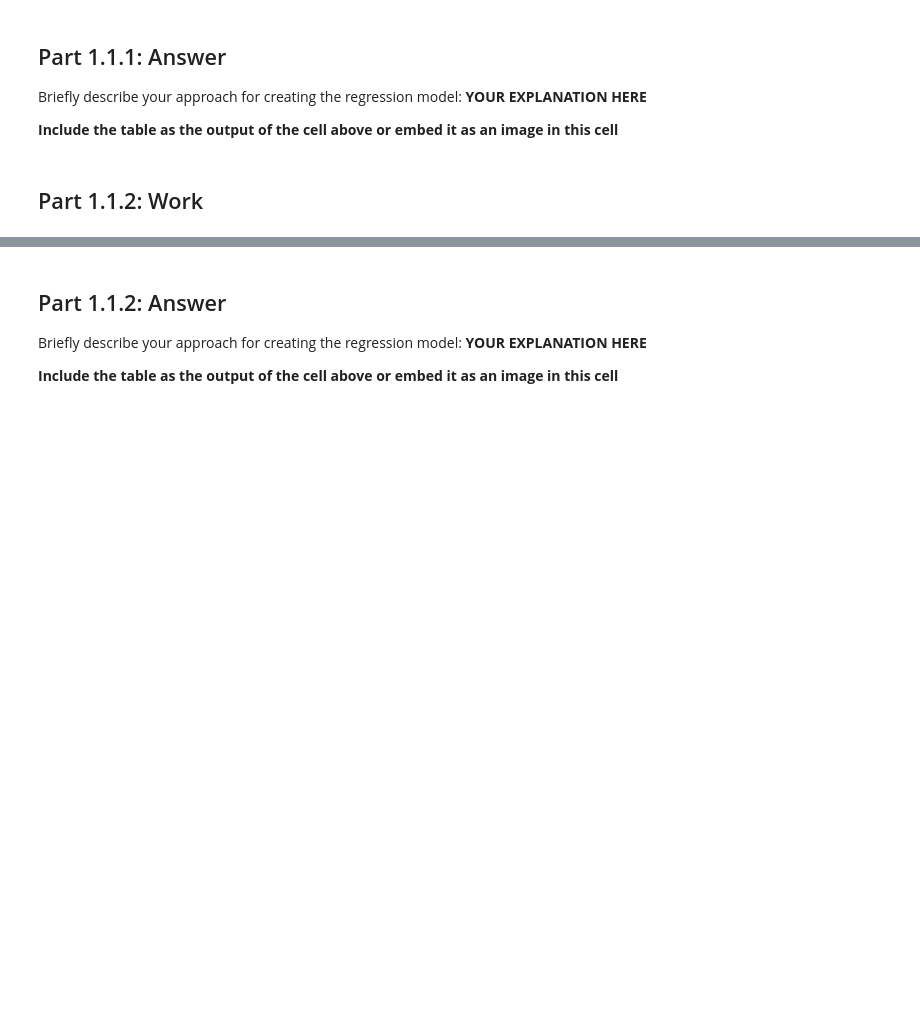
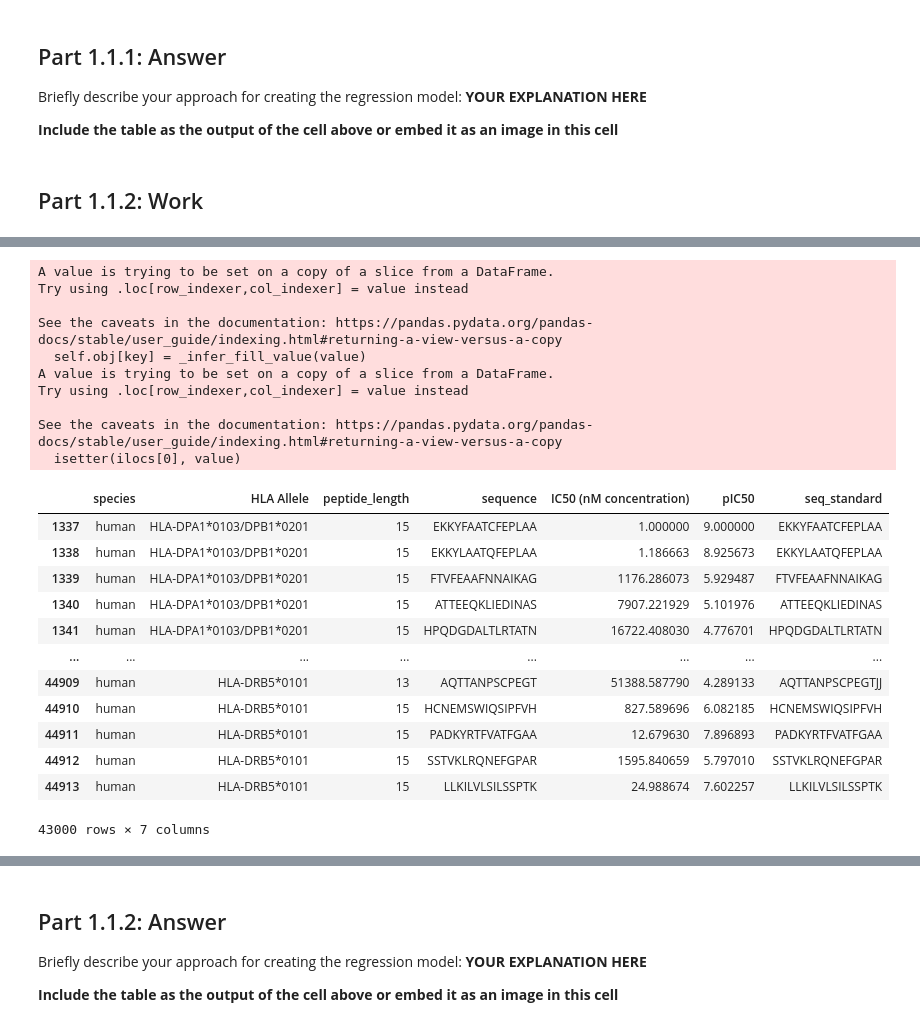
Before and after one commit to ryanquinnnelson/CMU-02718-HW5, a Jupyter notebook: 02_518_02_718_HW_5_ryann.ipynb, the cells around one changed output, grey strips where cells are left out. Saved outputs shown, nothing was run; the diff lists cells and outputs as text; code cells hidden in the pictures; blank space fills up the shorter version.

```diff
--- a/02_518_02_718_HW_5_ryann.ipynb
+++ b/02_518_02_718_HW_5_ryann.ipynb
@@ -341,0 +353,3 @@ MHC2_df = pd.read_csv(PATH_TO_MHC2_DATA)
+# %%
+PATH_TO_REF_SET = 'data/hla_ref_set.class_ii.csv'
+ref_set_class_ii = pd.read_csv(PATH_TO_REF_SET,header=None)
@@ -344,0 +450,29 @@ MHC2_df = pd.read_csv(PATH_TO_MHC2_DATA)
+# %%
+# add a column with the 9-length sequence for every record
+MHC2_filtered_df.loc[:, ('seq_standard')]=MHC2_filtered_df.apply(lambda x: get_n_length_seq(x['sequence'],15),axis=1)
+
+MHC2_filtered_df
+# %% [output]
+A value is trying to be set on a copy of a slice from a DataFrame.
+Try using .loc[row_indexer,col_indexer] = value instead
+
+See the caveats in the documentation: https://pandas.pydata.org/pandas-docs/stable/user_guide/indexing.html#returning-a-view-versus-a-copy
+  self.obj[key] = _infer_fill_value(value)
+A value is trying to be set on a copy of a slice from a DataFrame.
+Try using .loc[row_indexer,col_indexer] = value instead
+
+See the caveats in the documentation: https://pandas.pydata.org/pandas-docs/stable/user_guide/indexing.html#returning-a-view-versus-a-copy
+  isetter(ilocs[0], value)
+|  | species | HLA Allele | peptide_length | sequence | IC50 (nM concentration) | pIC50 | seq_standard |
+| 1337 | human | HLA-DPA1*0103/DPB1*0201 | 15 | EKKYFAATCFEPLAA | 1.000000 | 9.000000 | EKKYFAATCFEPLAA |
+| 1338 | human | HLA-DPA1*0103/DPB1*0201 | 15 | EKKYLAATQFEPLAA | 1.186663 | 8.925673 | EKKYLAATQFEPLAA |
+| 1339 | human | HLA-DPA1*0103/DPB1*0201 | 15 | FTVFEAAFNNAIKAG | 1176.286073 | 5.929487 | FTVFEAAFNNAIKAG |
+| 1340 | human | HLA-DPA1*0103/DPB1*0201 | 15 | ATTEEQKLIEDINAS | 7907.221929 | 5.101976 | ATTEEQKLIEDINAS |
+| 1341 | human | HLA-DPA1*0103/DPB1*0201 | 15 | HPQDGDALTLRTATN | 16722.408030 | 4.776701 | HPQDGDALTLRTATN |
+| ... | ... | ... | ... | ... | ... | ... | ... |
+| 44909 | human | HLA-DRB5*0101 | 13 | AQTTANPSCPEGT | 51388.587790 | 4.289133 | AQTTANPSCPEGTJJ |
+| 44910 | human | HLA-DRB5*0101 | 15 | HCNEMSWIQSIPFVH | 827.589696 | 6.082185 | HCNEMSWIQSIPFVH |
+| 44911 | human | HLA-DRB5*0101 | 15 | PADKYRTFVATFGAA | 12.679630 | 7.896893 | PADKYRTFVATFGAA |
+| 44912 | human | HLA-DRB5*0101 | 15 | SSTVKLRQNEFGPAR | 1595.840659 | 5.797010 | SSTVKLRQNEFGPAR |
+| 44913 | human | HLA-DRB5*0101 | 15 | LLKILVLSILSSPTK | 24.988674 | 7.602257 | LLKILVLSILSSPTK |
+43000 rows × 7 columns
```
Also changed, not shown: parts of 31 cells of this notebook.
